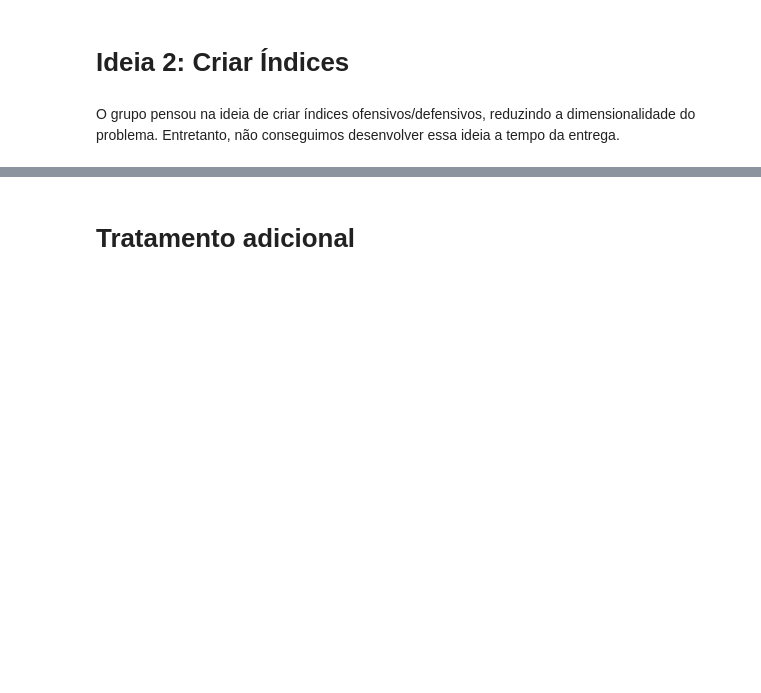
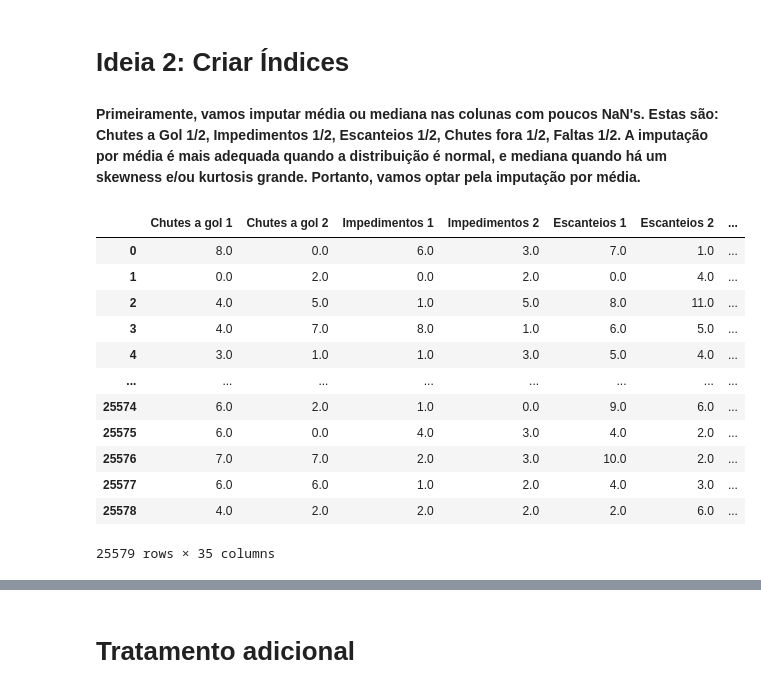
Before and after one commit to UFRJ-Analytica/PS-2025.1, a Jupyter notebook: EDA/[6] NaN.ipynb, the cells around one changed output, grey strips where cells are left out. Drawn from its saved outputs; the diff is of its cells as text; code cells hidden in the pictures; blank space fills up the shorter version.

Commit message:
fix: erros de markdown. add: dataframe usando indicadores. modified: Limpeza do projeto

```diff
--- a/EDA/[6] NaN.ipynb
+++ b/EDA/[6] NaN.ipynb
@@ -96,8 +90,8 @@ df = df.drop('Tratamentos 2', axis=1)
 # %%
 # TESTE 3: não retirar defesas difíceis. Então, faremos a cópia deste data frame antes de retirar essas colunas.
 df_teste3 = df.copy()
-df = df.drop('Defesas difíceis 1', axis=1)
-df = df.drop('Defesas difíceis 2', axis=1)
+#df = df.drop('Defesas difíceis 1', axis=1)
+#df = df.drop('Defesas difíceis 2', axis=1)
 # %%
 # TESTE 1: retirar as colunas com muitos NaN, aplicar média como valor padrão nas colunas com poucos NaN
 df_teste1 = df.copy()
@@ -354,5 +294,27 @@ df_teste3 = df_teste3.drop('Laterais 1', axis=1)
 df_teste3 = df_teste3.drop('Laterais 2', axis=1)
 # %% [markdown]
 # Ideia 2: Criar Índices
-# %% [markdown]
-O grupo pensou na ideia de criar índices ofensivos/defensivos, reduzindo a dimensionalidade do problema. Entretanto, não conseguimos desenvolver essa ideia a tempo da entrega.
+# %% [markdown]
+ **Primeiramente, vamos imputar média ou mediana nas colunas com poucos NaN's. Estas são: Chutes a Gol 1/2, Impedimentos 1/2, Escanteios 1/2, Chutes fora 1/2, Faltas 1/2. A imputação por média é mais adequada quando a distribuição é normal, e mediana quando há um skewness e/ou kurtosis grande. Portanto, vamos optar pela imputação por média.**
+# %%
+colunas_imputar = ['Chutes a gol 1','Chutes a gol 2','Impedimentos 1', 'Impedimentos 2', 'Escanteios 1','Escanteios 2', 'Chutes fora 1', 'Chutes fora 2', 'Faltas 1', 'Faltas 2', 'Posse 1(%)','Posse 2(%)' ]
+df_indices = impute_missing_values(df,colunas_imputar, strategy = "median")
+# Havíamos combinado de eliminar também a coluna substituições 1/2
+df_indices.drop("Substituições 1", axis=1)
+df_indices.drop("Substituições 2", axis=1)
+
+df_indices
+# %% [output]
+|  | Chutes a gol 1 | Chutes a gol 2 | Impedimentos 1 | Impedimentos 2 | Escanteios 1 | Escanteios 2 | ... |
+| 0 | 8.0 | 0.0 | 6.0 | 3.0 | 7.0 | 1.0 | ... |
+| 1 | 0.0 | 2.0 | 0.0 | 2.0 | 0.0 | 4.0 | ... |
+| 2 | 4.0 | 5.0 | 1.0 | 5.0 | 8.0 | 11.0 | ... |
+| 3 | 4.0 | 7.0 | 8.0 | 1.0 | 6.0 | 5.0 | ... |
+| 4 | 3.0 | 1.0 | 1.0 | 3.0 | 5.0 | 4.0 | ... |
+| ... | ... | ... | ... | ... | ... | ... | ... |
+| 25574 | 6.0 | 2.0 | 1.0 | 0.0 | 9.0 | 6.0 | ... |
+| 25575 | 6.0 | 0.0 | 4.0 | 3.0 | 4.0 | 2.0 | ... |
+| 25576 | 7.0 | 7.0 | 2.0 | 3.0 | 10.0 | 2.0 | ... |
+| 25577 | 6.0 | 6.0 | 1.0 | 2.0 | 4.0 | 3.0 | ... |
+| 25578 | 4.0 | 2.0 | 2.0 | 2.0 | 2.0 | 6.0 | ... |
+25579 rows × 35 columns
```
Also changed, not shown: parts of 12 cells of this notebook, 9 other files.
